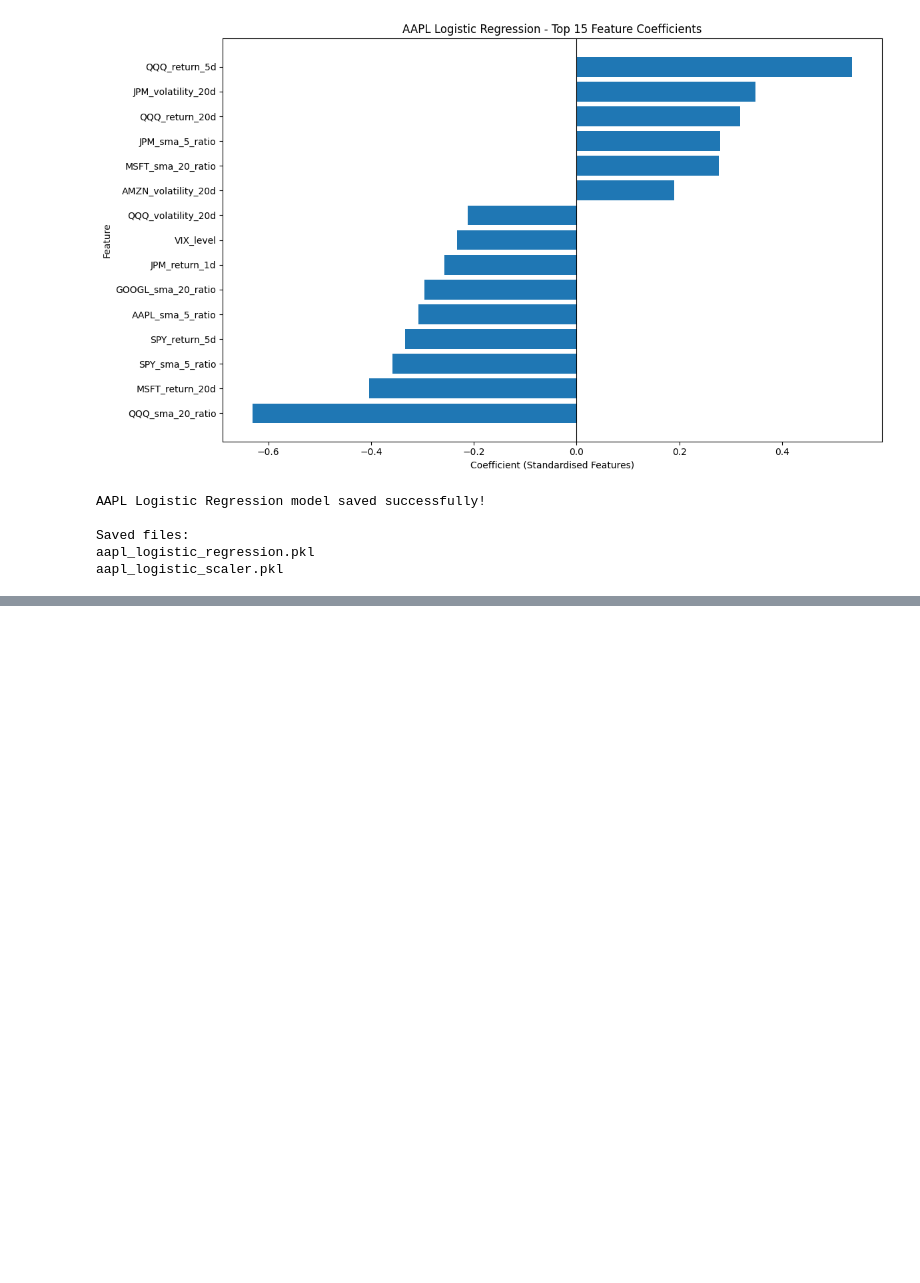
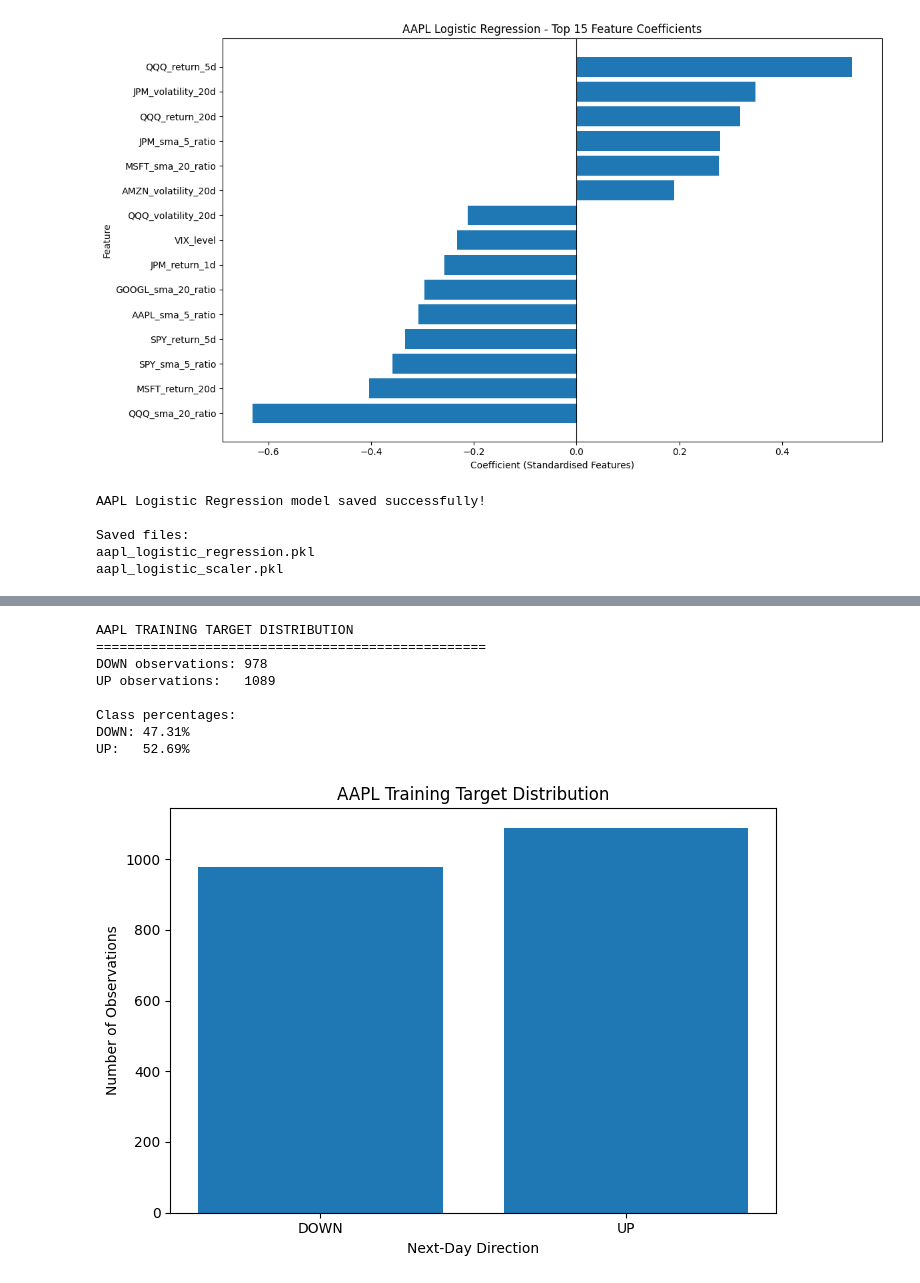
Before and after one commit to rcoello48/AI-Stock-Market-Prediction, a Jupyter notebook: Data_Collection.ipynb, the cells around one changed output, grey strips where cells are left out. Saved outputs shown, nothing was run; the diff lists cells and outputs as text; code cells hidden in the pictures; blank space fills up the shorter version.

```diff
--- a/Data_Collection.ipynb
+++ b/Data_Collection.ipynb
@@ -1449,0 +1870,50 @@ aapl_logistic_scaler.pkl
+# %%
+#  ANALYSE AAPL TRAINING TARGET DISTRIBUTION
+# ============================================================
+
+# Count DOWN and UP observations in training data
+training_direction_counts = y_train_aapl.value_counts().sort_index()
+
+# Calculate percentages
+training_direction_percentages = (
+    y_train_aapl.value_counts(normalize=True).sort_index() * 100
+)
+
+# Display the distribution
+print("AAPL TRAINING TARGET DISTRIBUTION")
+print("=" * 50)
+
+print(f"DOWN observations: {training_direction_counts.get(0, 0)}")
+print(f"UP observations:   {training_direction_counts.get(1, 0)}")
+
+print("\nClass percentages:")
+
+print(f"DOWN: {training_direction_percentages.get(0, 0):.2f}%")
+print(f"UP:   {training_direction_percentages.get(1, 0):.2f}%")
+
+# Plot the class distribution
+plt.figure(figsize=(7, 5))
+
+plt.bar(
+    ["DOWN", "UP"],
+    [
+        training_direction_counts.get(0, 0),
+        training_direction_counts.get(1, 0)
+    ]
+)
+
+plt.title("AAPL Training Target Distribution")
+plt.xlabel("Next-Day Direction")
+plt.ylabel("Number of Observations")
+plt.tight_layout()
+plt.show()
+# %% [output]
+AAPL TRAINING TARGET DISTRIBUTION
+==================================================
+DOWN observations: 978
+UP observations:   1089
+
+Class percentages:
+DOWN: 47.31%
+UP:   52.69%
+[figure, added]
```
Also changed, not shown: parts of 7 cells of this notebook.
